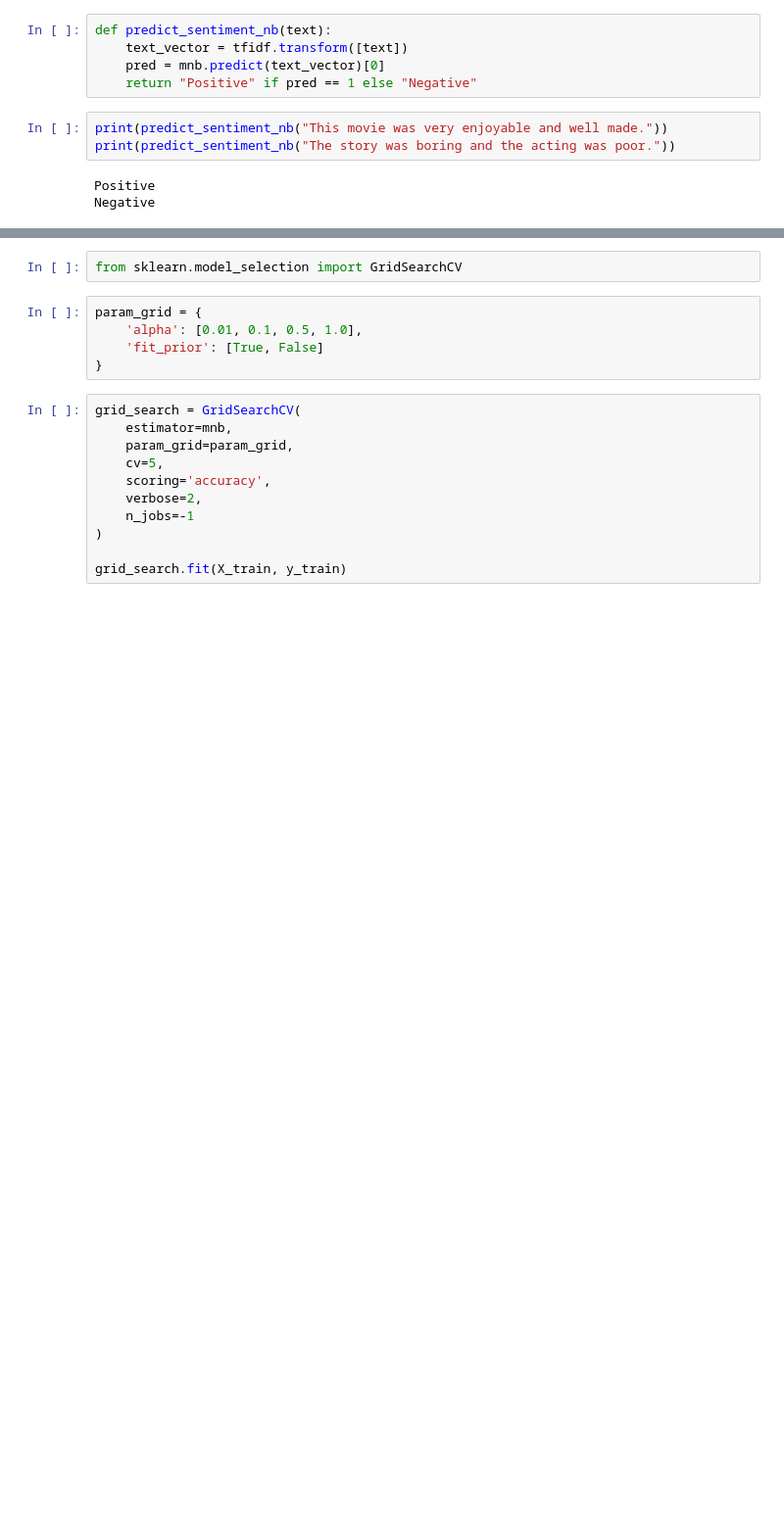
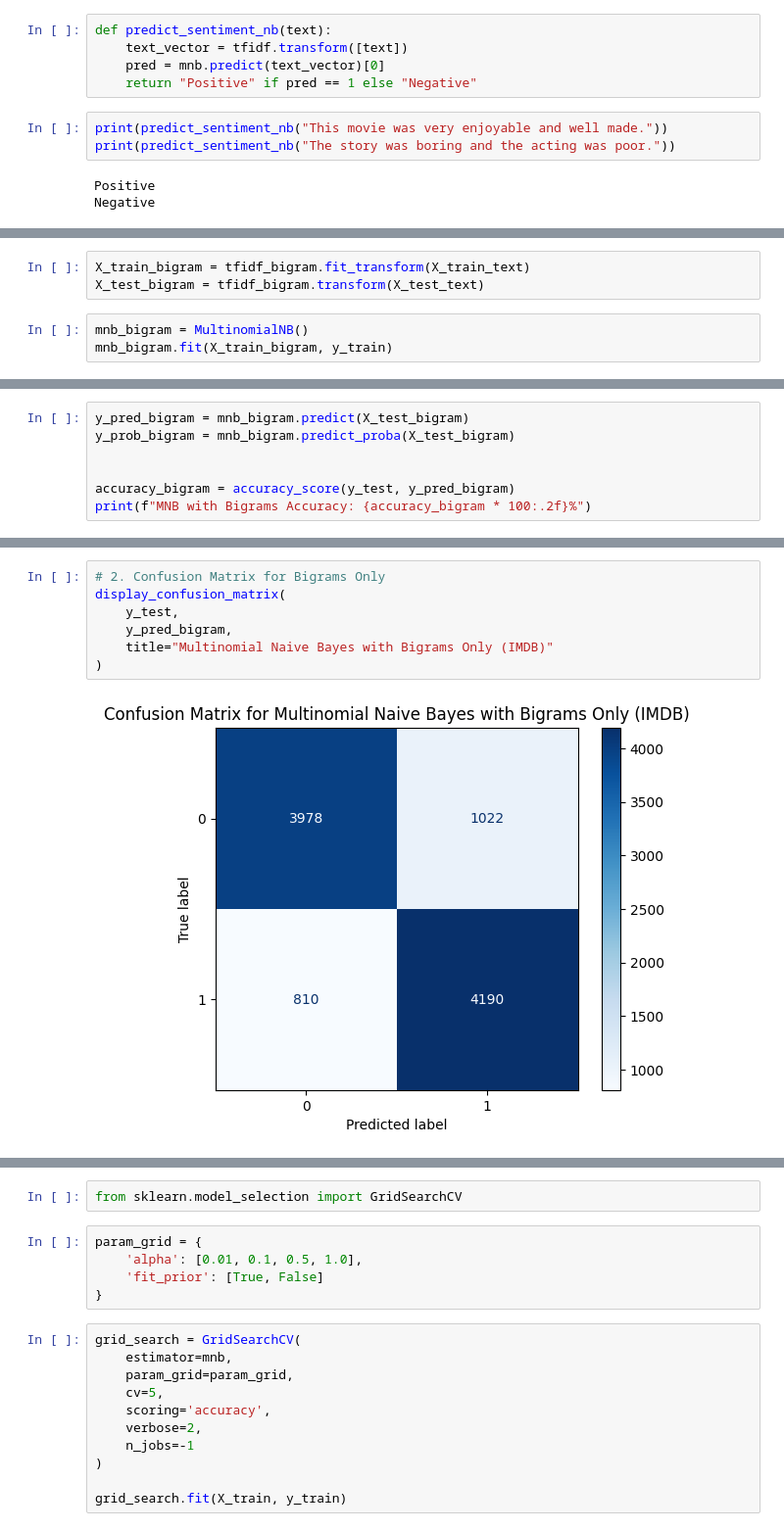
Before and after one commit to Santosh-87/IMDB_Movie_Sentiment_Analysis, a Jupyter notebook: IMDB_Movie_Sentiment_Analysis.ipynb, the cells around one changed output, grey strips where cells are left out. Shown at 98% size. Cells and saved outputs as stored; diff of their text form; blank space fills up the shorter version.

```diff
--- a/IMDB_Movie_Sentiment_Analysis.ipynb
+++ b/IMDB_Movie_Sentiment_Analysis.ipynb
@@ -552,0 +607,6 @@ Negative
+# %%
+X_train_bigram = tfidf_bigram.fit_transform(X_train_text)
+X_test_bigram = tfidf_bigram.transform(X_test_text)
+# %%
+mnb_bigram = MultinomialNB()
+mnb_bigram.fit(X_train_bigram, y_train)
@@ -552,0 +615,7 @@ Negative
+# %%
+y_pred_bigram = mnb_bigram.predict(X_test_bigram)
+y_prob_bigram = mnb_bigram.predict_proba(X_test_bigram)
+
+
+accuracy_bigram = accuracy_score(y_test, y_pred_bigram)
+print(f"MNB with Bigrams Accuracy: {accuracy_bigram * 100:.2f}%")
@@ -552,0 +658,9 @@ Negative
+# %%
+# 2. Confusion Matrix for Bigrams Only
+display_confusion_matrix(
+    y_test,
+    y_pred_bigram,
+    title="Multinomial Naive Bayes with Bigrams Only (IMDB)"
+)
+# %% [output]
+[figure, added]
```
Also changed, not shown: parts of 47 cells of this notebook.
